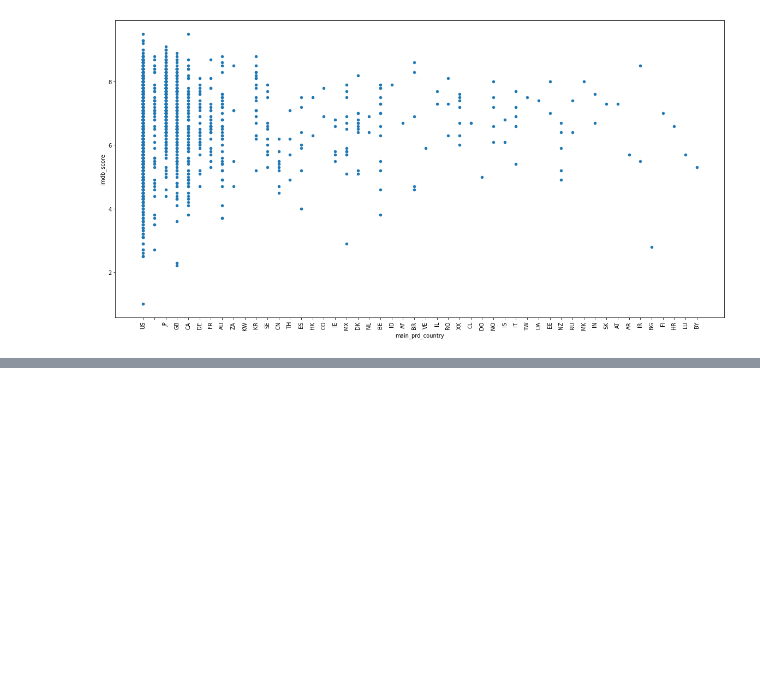
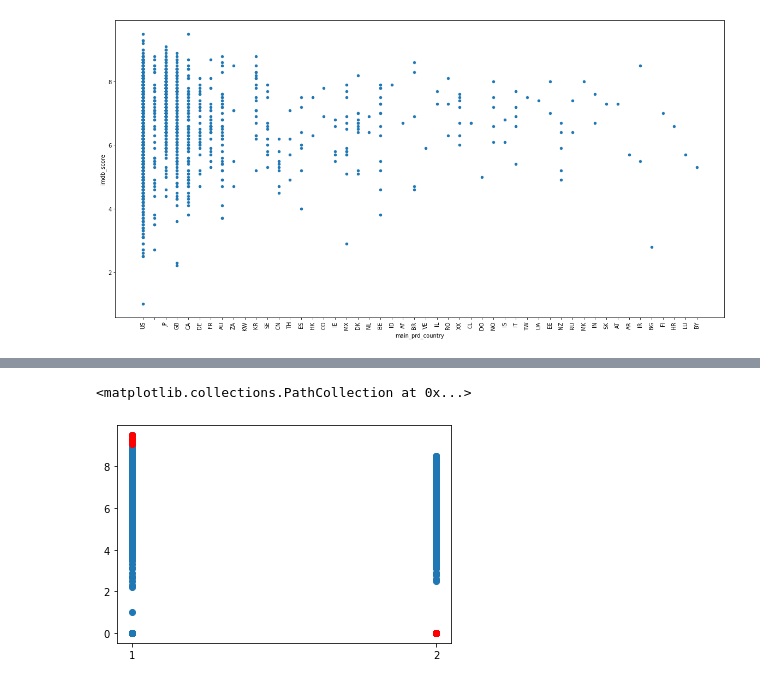
Before and after one commit to wbb-67/Hulu-Movies-and-TV-Data, a Jupyter notebook: Hulu Movie & TV Data Trends.ipynb, the cells around one changed output, grey strips where cells are left out. Cells and saved outputs as stored; diff of their text form; code cells hidden in the pictures; blank space fills up the shorter version.

```diff
--- a/Hulu Movie & TV Data Trends.ipynb
+++ b/Hulu Movie & TV Data Trends.ipynb
@@ -188,0 +193,4 @@ plot_production = df.plot.scatter(x='main_prd_country', y='imdb_score', figsize=
+# %%
+data = df[['type','imdb_score']]
+data['type'] = data['type'].replace({'SHOW':'1', 'MOVIE':'2'})
+data['imdb_score'] = data['imdb_score'].fillna(0)
@@ -188,0 +208,6 @@ plot_production = df.plot.scatter(x='main_prd_country', y='imdb_score', figsize=
+# %%
+model = OneClassSVM(kernel = 'rbf', gamma = 0.001, nu = 0.01).fit(data)
+y_pred = model.predict(data)
+# %%
+anomaly_values = data.iloc[np.where(y_pred == -1)]
+print(anomaly_values)
@@ -188,0 +229,6 @@ plot_production = df.plot.scatter(x='main_prd_country', y='imdb_score', figsize=
+# %%
+plt.scatter(data['type'], data['imdb_score'])
+plt.scatter(anomaly_values['type'], anomaly_values['imdb_score'], c = 'r')
+# %% [output]
+<matplotlib.collections.PathCollection at 0x...>
+[figure, added]
```
Also changed, not shown: parts of 4 cells of this notebook.
